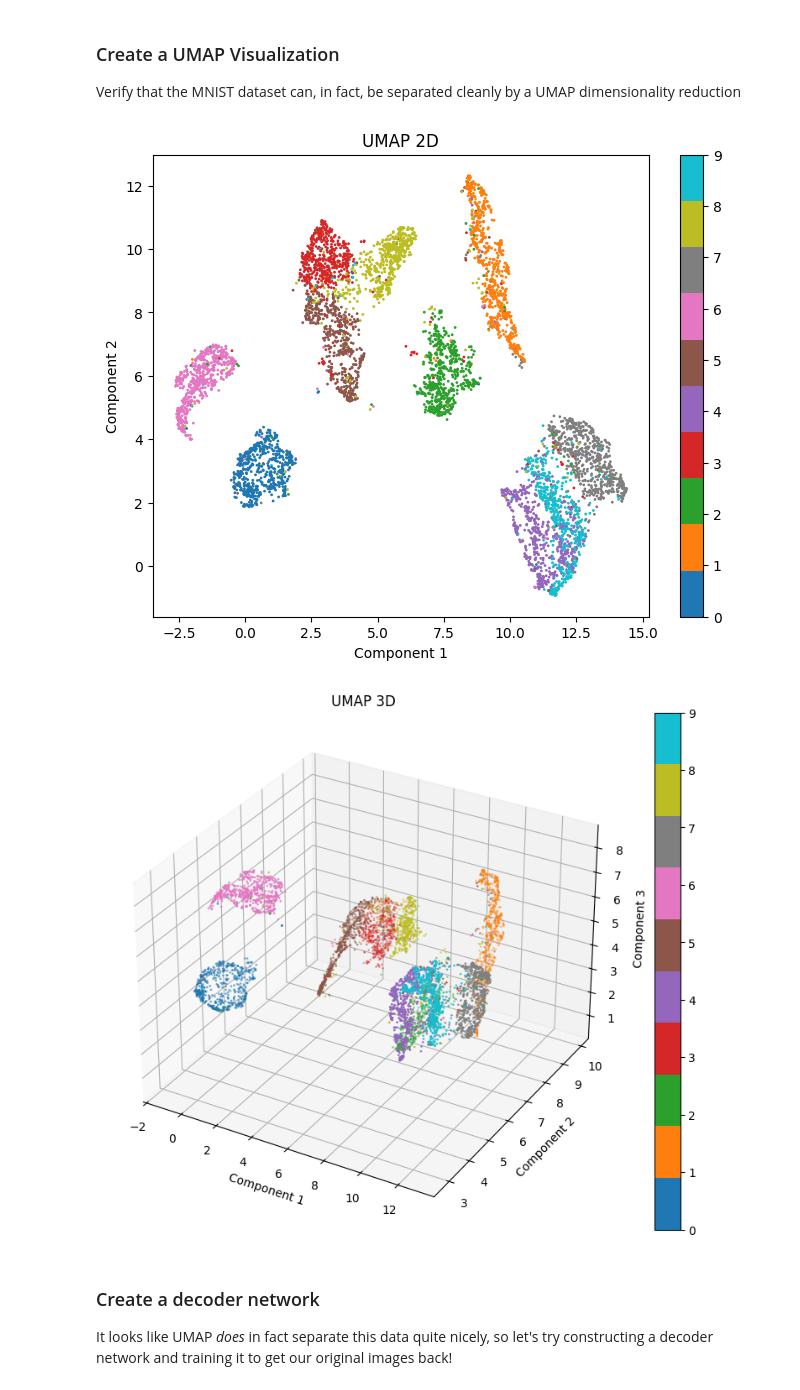
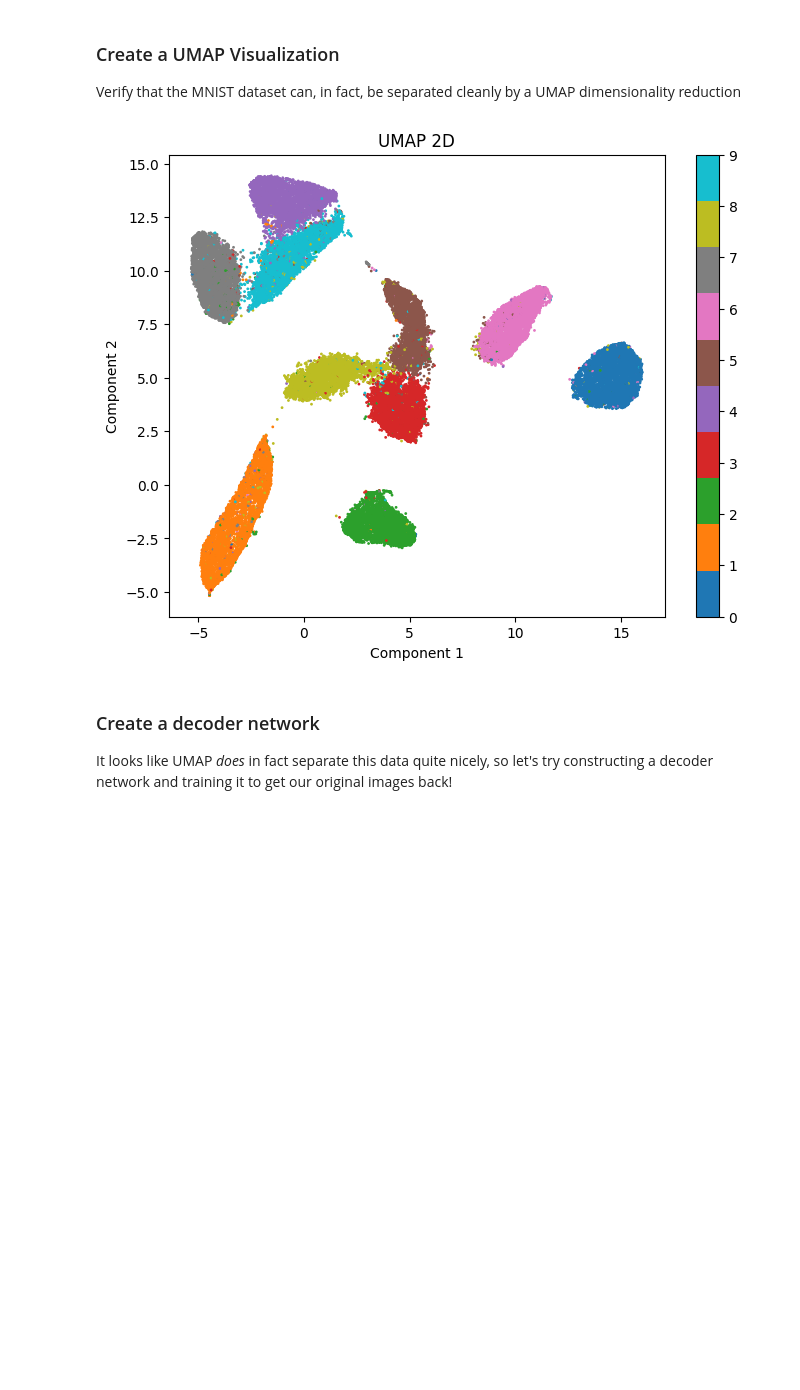
Before and after one commit to RP-3/ml-curiosities, a Jupyter notebook: umap_decoder/umap_decoder.ipynb, the cells around one changed output. Cells and saved outputs as stored; diff of their text form; code cells hidden in the pictures; blank space fills up the shorter version.

Commit message:
Complete umap decoder with animation

```diff
--- a/umap_decoder/umap_decoder.ipynb
+++ b/umap_decoder/umap_decoder.ipynb
@@ -73,77 +76,41 @@ y_val shape: torch.Size([6000])
 
 Verify that the MNIST dataset can, in fact, be separated cleanly by a UMAP dimensionality reduction
 # %%
-# Use just the test data to plot a umap since it's smaller
 # Use no random seed so we get parallelism
-d2_test_sampled_umap = umap.UMAP().fit_transform(x_test)
-d3_test_sampled_umap = umap.UMAP(n_components=3).fit_transform(x_test)
+umapper = umap.UMAP(n_components=2)
+x_train_umapped_for_plot = umapper.fit_transform(x_train)
 # %%
 def plot_embedding_2d(data, y, title):
     # `data` is a 2D array of shape (n_samples, n_reduced_dimensions)
     # `y` is a 1D tensor of shape (n_samples), representing the labels
     y = y.numpy() # convert to numpy array to make matplotlib happy
 
     plt.figure(figsize=(8, 6))
     scatter = plt.scatter(
         # Value of data in the first dimension
         data[:, 0],
         # Value of data in the second dimension
         data[:, 1],
         # Color of each point, representing the label
         c=y.astype(int),
         # Use a categorical color map with 10 distinct colors
         cmap="tab10",
         # size of each point
         s=1,
     )
     # Add a color bar to the right of the plot
     plt.colorbar(scatter)
 
     plt.title(title)
     plt.xlabel("Component 1")
     plt.ylabel("Component 2")
 
     plt.show()
 
-def plot_embedding_3d(data, y, title):
-    # `data` is a 2D array of shape (n_samples, n_reduced_dimensions)
-    # `y` is a 1D tensor of shape (n_samples), representing the labels
-    y = y.numpy()  # convert to numpy array to make matplotlib happy
-
-    fig = plt.figure(figsize=(10, 8))
-    ax = fig.add_subplot(111, projection='3d')
-
-    scatter = ax.scatter(
-        # Value of data in the first dimension
-        data[:, 0],
-        # Value of data in the second dimension
-        data[:, 1],
-        # Value of data in the third dimension
-        data[:, 2],
-        # Color of each point, representing the label
-        c=y.astype(int),
-        # Use a categorical color map with 10 distinct colors
-        cmap="tab10",
-        # size of each point
-        s=1,
-    )
-    # Add a color bar to the right of the plot
-    fig.colorbar(scatter)
-
-    ax.set_title(title)
-    ax.set_xlabel("Component 1")
-    ax.set_ylabel("Component 2")
-    ax.set_zlabel("Component 3")
-
-    plt.show()
-
 # Plot the UMAP projection
-plot_embedding_2d(d2_test_sampled_umap, y_test, title="UMAP 2D")
-
-plot_embedding_3d(d3_test_sampled_umap, y_test, title="UMAP 3D")
+plot_embedding_2d(x_train_umapped_for_plot, y_train, title="UMAP 2D")
 # %% [output]
-[figure, old version]
+[figure, new version]
-[figure, removed]
 # %% [markdown]
 ### Create a decoder network
 
```
Also changed, not shown: parts of 12 cells of this notebook.
